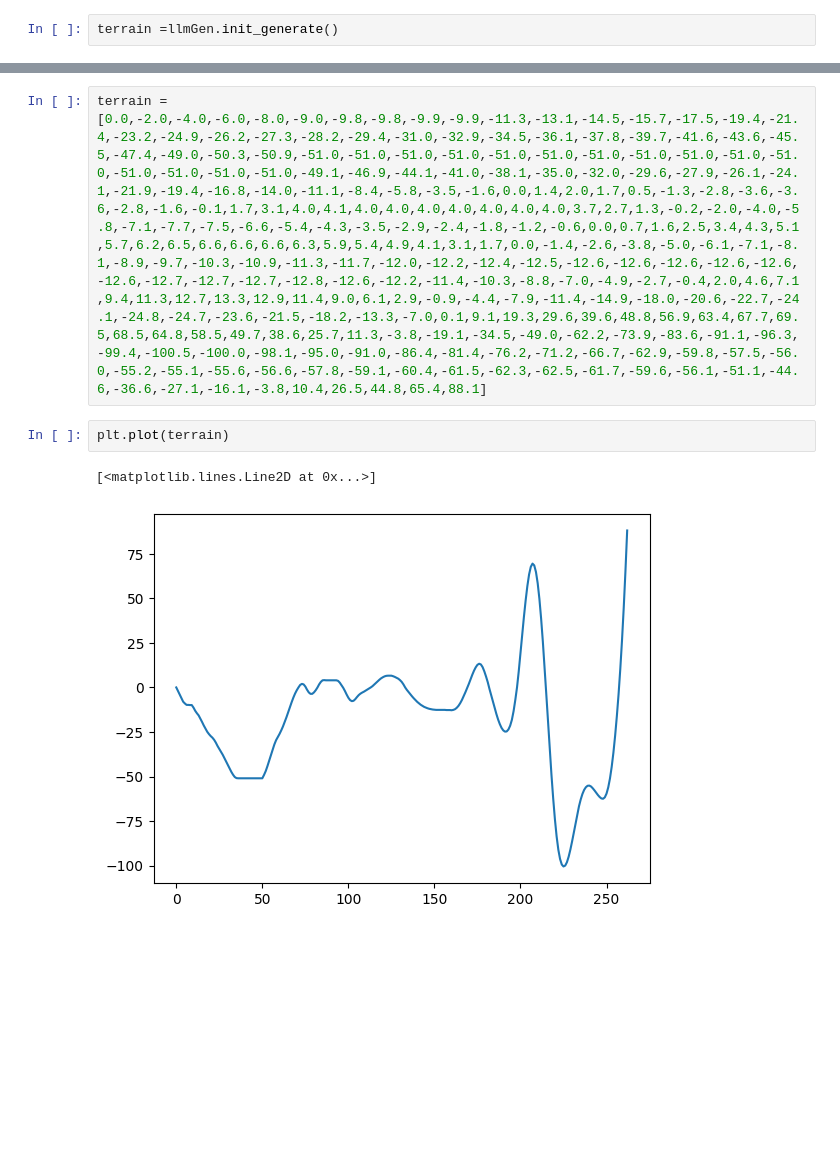
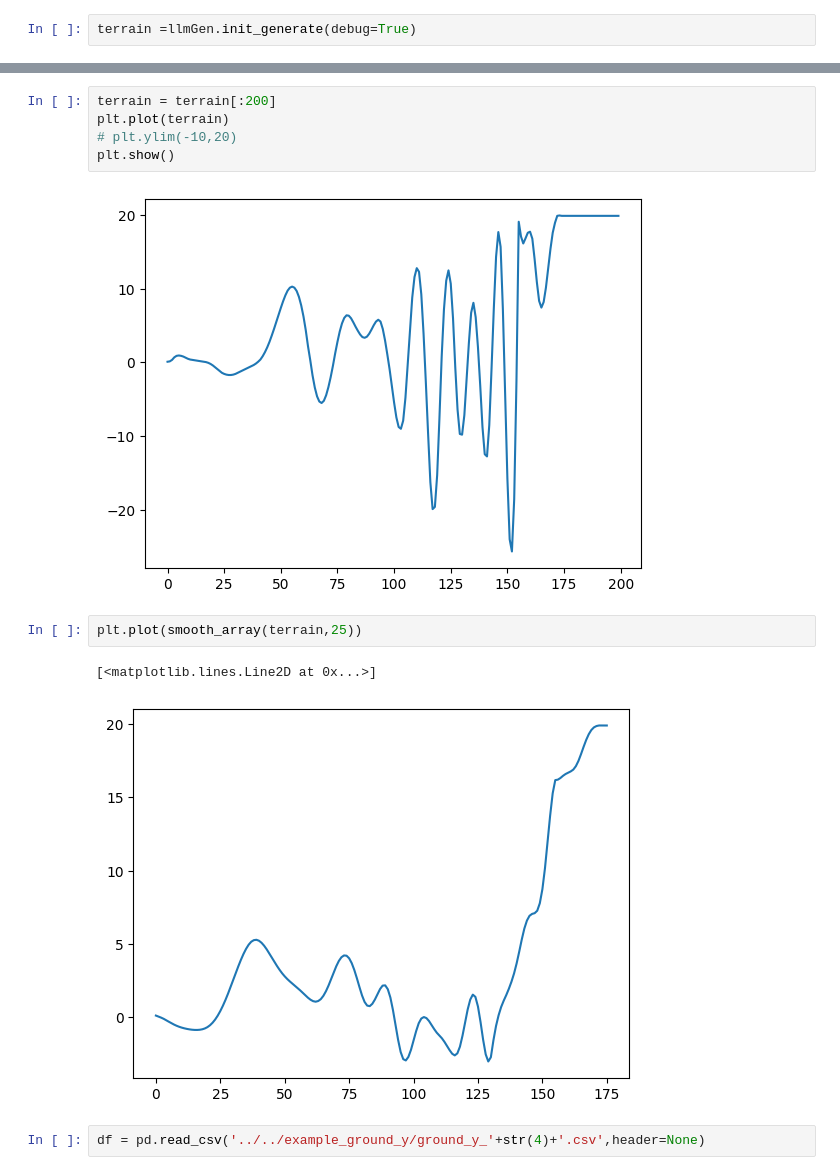
Before and after one commit to hansungkim98122/285_project, a Jupyter notebook: TeachMyAgent_modified/LLM/TerrainGen.ipynb, the cells around one changed output, grey strips where cells are left out. Drawn from its saved outputs; the diff is of its cells as text; blank space fills up the shorter version.

```diff
--- a/TeachMyAgent_modified/LLM/TerrainGen.ipynb
+++ b/TeachMyAgent_modified/LLM/TerrainGen.ipynb
@@ -224,4 +271,4 @@ INFO:__main__:LLMTerrianGenerator initialized
 # %%
-terrain =llmGen.init_generate()
+terrain =llmGen.init_generate(debug=True)
 # %% [output]
 INFO:root:Generating 4 samples with gpt-3.5-turbo
@@ -240,7 +299,14 @@ INFO:root:Logging Message...
-# %%
-terrain = [0.0,-2.0,-4.0,-6.0,-8.0,-9.0,-9.8,-9.8,-9.9,-9.9,-11.3,-13.1,-14.5,-15.7,-17.5,-19.4,-21.4,-23.2,-24.9,-26.2,-27.3,-28.2,-29.4,-31.0,-32.9,-34.5,-36.1,-37.8,-39.7,-41.6,-43.6,-45.5,-47.4,-49.0,-50.3,-50.9,-51.0,-51.0,-51.0,-51.0,-51.0,-51.0,-51.0,-51.0,-51.0,-51.0,-51.0,-51.0,-51.0,-51.0,-51.0,-49.1,-46.9,-44.1,-41.0,-38.1,-35.0,-32.0,-29.6,-27.9,-26.1,-24.1,-21.9,-19.4,-16.8,-14.0,-11.1,-8.4,-5.8,-3.5,-1.6,0.0,1.4,2.0,1.7,0.5,-1.3,-2.8,-3.6,-3.6,-2.8,-1.6,-0.1,1.7,3.1,4.0,4.1,4.0,4.0,4.0,4.0,4.0,4.0,4.0,3.7,2.7,1.3,-0.2,-2.0,-4.0,-5.8,-7.1,-7.7,-7.5,-6.6,-5.4,-4.3,-3.5,-2.9,-2.4,-1.8,-1.2,-0.6,0.0,0.7,1.6,2.5,3.4,4.3,5.1,5.7,6.2,6.5,6.6,6.6,6.6,6.3,5.9,5.4,4.9,4.1,3.1,1.7,0.0,-1.4,-2.6,-3.8,-5.0,-6.1,-7.1,-8.1,-8.9,-9.7,-10.3,-10.9,-11.3,-11.7,-12.0,-12.2,-12.4,-12.5,-12.6,-12.6,-12.6,-12.6,-12.6,-12.6,-12.7,-12.7,-12.7,-12.8,-12.6,-12.2,-11.4,-10.3,-8.8,-7.0,-4.9,-2.7,-0.4,2.0,4.6,7.1,9.4,11.3,12.7,13.3,12.9,11.4,9.0,6.1,2.9,-0.9,-4.4,-7.9,-11.4,-14.9,-18.0,-20.6,-22.7,-24.1,-24.8,-24.7,-23.6,-21.5,-18.2,-13.3,-7.0,0.1,9.1,19.3,29.6,39.6,48.8,56.9,63.4,67.7,69.5,68.5,64.8,58.5,49.7,38.6,25.7,11.3,-3.8,-19.1,-34.5,-49.0,-62.2,-73.9,-83.6,-91.1,-96.3,-99.4,-100.5,-100.0,-98.1,-95.0,-91.0,-86.4,-81.4,-76.2,-71.2,-66.7,-62.9,-59.8,-57.5,-56.0,-55.2,-55.1,-55.6,-56.6,-57.8,-59.1,-60.4,-61.5,-62.3,-62.5,-61.7,-59.6,-56.1,-51.1,-44.6,-36.6,-27.1,-16.1,-3.8,10.4,26.5,44.8,65.4,88.1]
+# %%
+terrain = terrain[:200]
+plt.plot(terrain)
+# plt.ylim(-10,20)
+plt.show()
+# %% [output]
+[figure, added]
 # %%
-plt.plot(terrain)
+plt.plot(smooth_array(terrain,25))
 # %% [output]
 [<matplotlib.lines.Line2D at 0x...>]
-[figure, old version]
+[figure, new version]
+# %%
+df = pd.read_csv('../../example_ground_y/ground_y_'+str(4)+'.csv',header=None)
```
Also changed, not shown: parts of 5 cells of this notebook, 4 other files.
